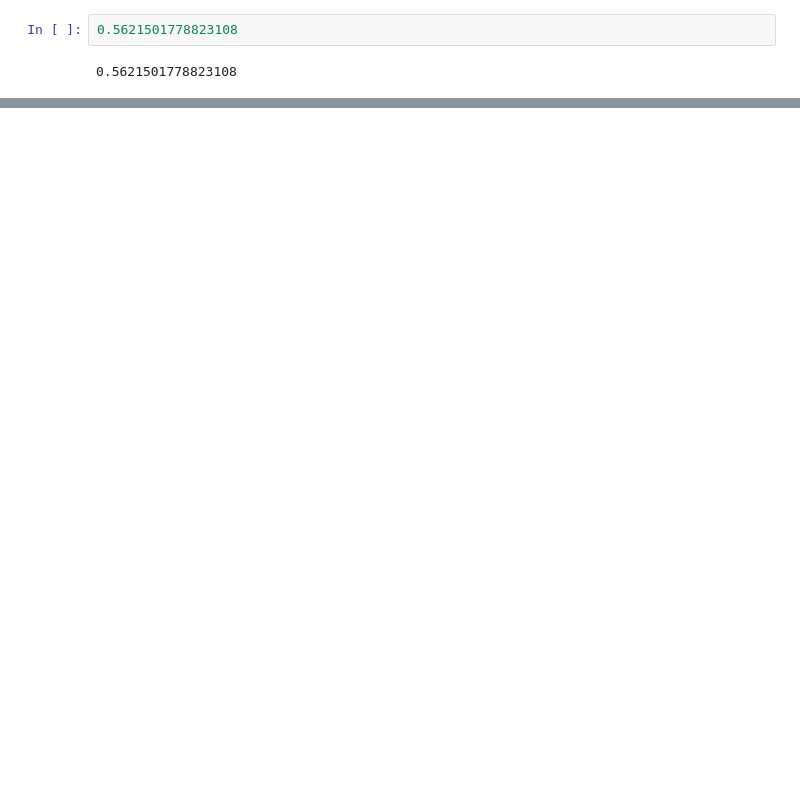
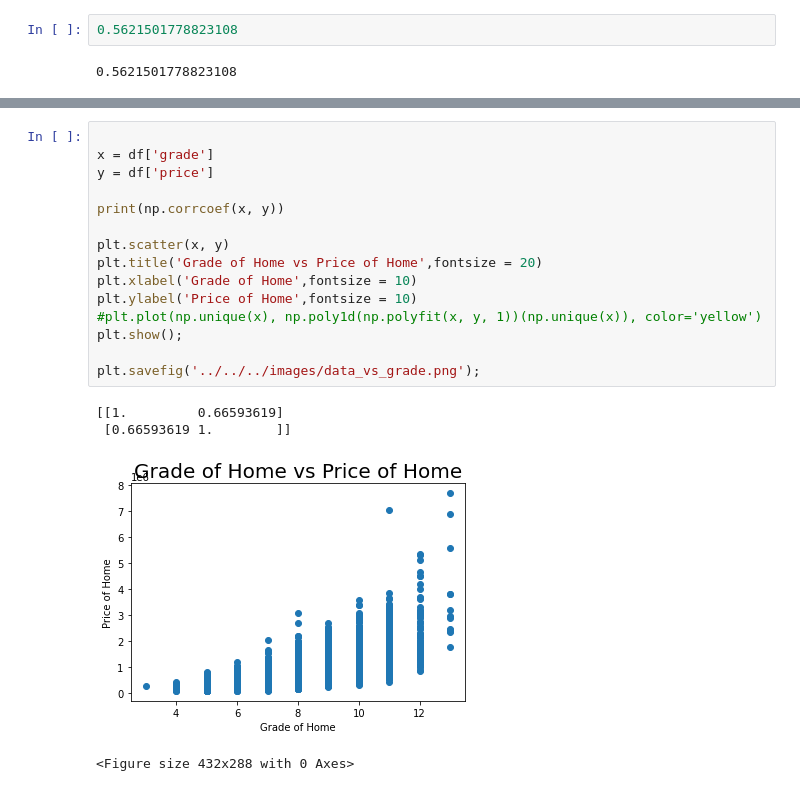
Before and after one commit to Somethingor/bsc-phase-two-project, a Jupyter notebook: notebooks/exploratory/member-daniel/visualization.ipynb, the cells around one changed output, grey strips where cells are left out. Saved outputs shown, nothing was run; the diff lists cells and outputs as text; blank space fills up the shorter version.

```diff
--- a/notebooks/exploratory/member-daniel/visualization.ipynb
+++ b/notebooks/exploratory/member-daniel/visualization.ipynb
@@ -224,0 +273,20 @@ y_scale_lr.score(X_train,y_train)
+# %%
+
+x = df['grade']
+y = df['price']
+
+print(np.corrcoef(x, y))
+
+plt.scatter(x, y)
+plt.title('Grade of Home vs Price of Home',fontsize = 20)
+plt.xlabel('Grade of Home',fontsize = 10)
+plt.ylabel('Price of Home',fontsize = 10)
+#plt.plot(np.unique(x), np.poly1d(np.polyfit(x, y, 1))(np.unique(x)), color='yellow')
+plt.show();
+
+plt.savefig('../../../images/data_vs_grade.png');
+# %% [output]
+[[1.         0.66593619]
+ [0.66593619 1.        ]]
+[figure, added]
+<Figure size 432x288 with 0 Axes>
```
Also changed, not shown: parts of 22 cells of this notebook, 4 other files.
